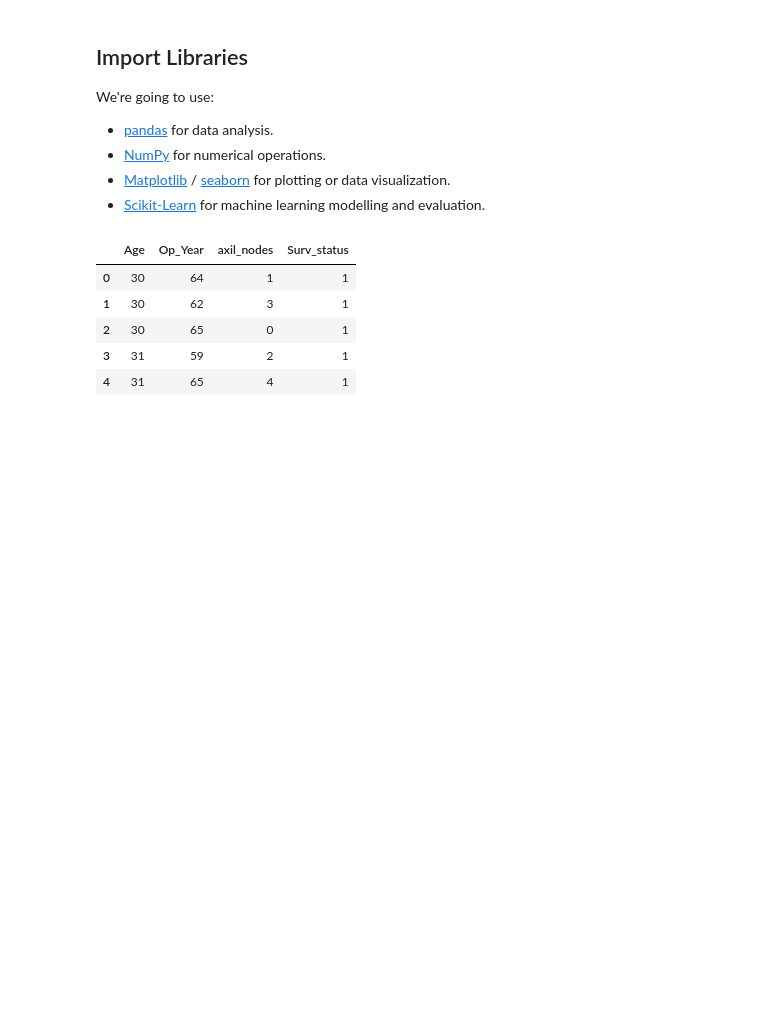
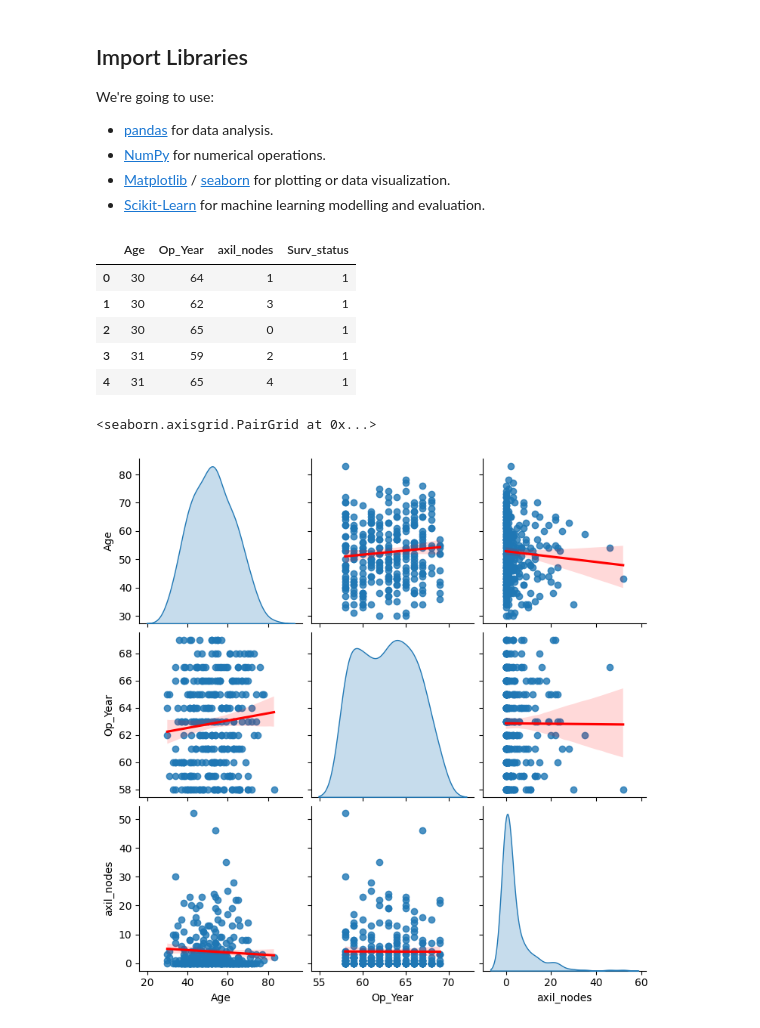
Before and after one commit to muscak/Haberman-Breast-Cancer-Survival-Prediction, a Jupyter notebook: Haberman-Breast-Cancer-Prediction-DNN.ipynb, the cells around one changed output. Saved outputs shown, nothing was run; the diff lists cells and outputs as text; code cells hidden in the pictures; blank space fills up the shorter version.

Commit message:
pair plot added

```diff
--- a/Haberman-Breast-Cancer-Prediction-DNN.ipynb
+++ b/Haberman-Breast-Cancer-Prediction-DNN.ipynb
@@ -42,3 +42,8 @@ df.head()
 | 2 | 30 | 65 | 0 | 1 |
 | 3 | 31 | 59 | 2 | 1 |
 | 4 | 31 | 65 | 4 | 1 |
+# %%
+sb.pairplot(df.drop('Surv_status', axis=1), kind='reg', diag_kind='kde', plot_kws={'line_kws': {'color':'red'}})
+# %% [output]
+<seaborn.axisgrid.PairGrid at 0x...>
+[figure, added]
```
